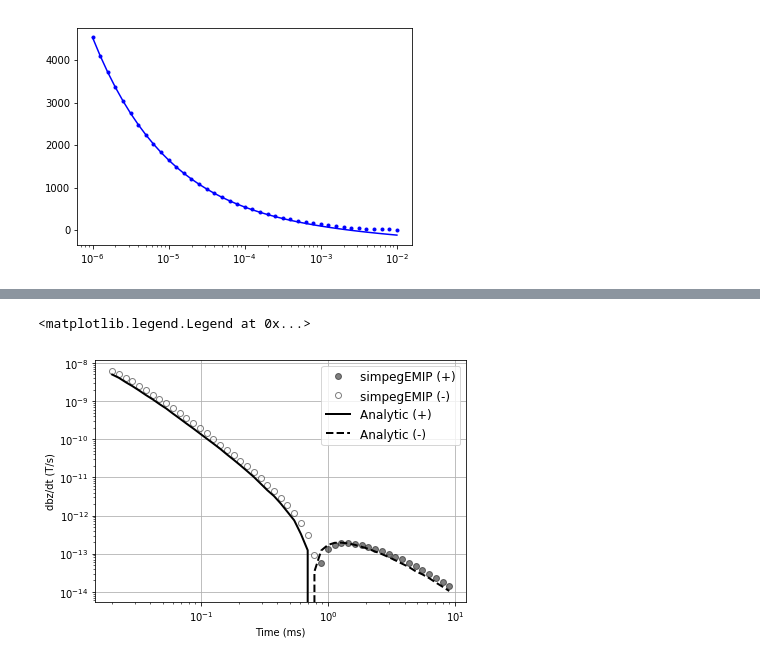
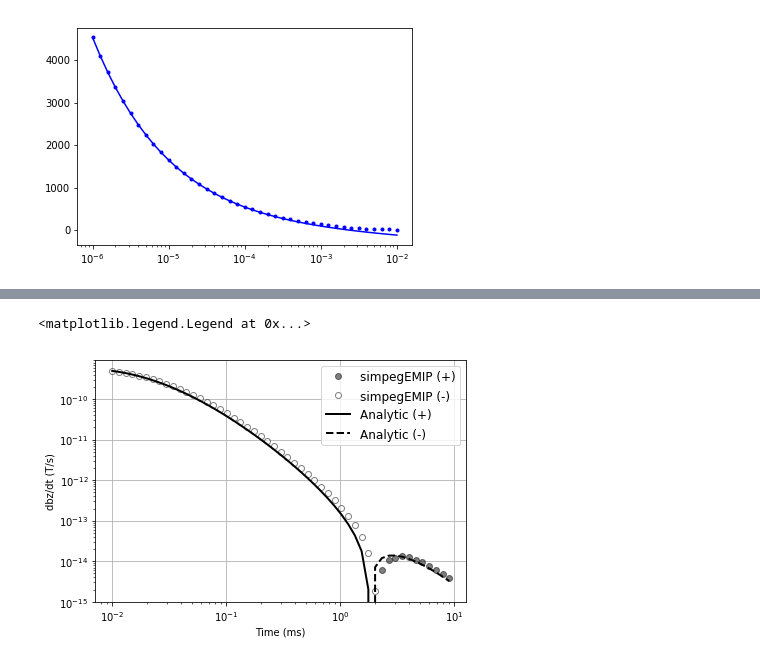
Before and after one commit to sgkang/simpegEMIP, a Jupyter notebook: notebook/TEM_Convolution_inductivesource_SE_example.ipynb, the cells around one changed output, grey strips where cells are left out. Drawn from its saved outputs; the diff is of its cells as text; code cells hidden in the pictures.

```diff
--- a/notebook/TEM_Convolution_inductivesource_SE_example.ipynb
+++ b/notebook/TEM_Convolution_inductivesource_SE_example.ipynb
@@ -153,15 +190,43 @@ dhzdtip = P*Div*np.r_[0., hzip]
+# %%
+from simpegEM1D import EM1D, EM1DSurveyTD, Utils1D, get_vertical_discretization_time, set_mesh_1d
+import numpy as np
+mesh1D = Mesh.TensorMesh([1])
+TDsurvey = EM1DSurveyTD(
+    rx_location = np.array([0., 0., 50.]),
+    src_location = np.array([0., 0., 50.]),
+    topo = np.r_[0., 0., 0.],
+    offset = np.r_[100.],
+    depth = np.r_[0.],
+    rx_type = 'dBzdt',
+    wave_type = 'stepoff',
+    src_type = 'VMD',
+    a = 13.,
+    I = 1.,
+    time = rx.times.copy(),
+    half_switch=True
+)
+tau_p = tau0 / (1-eta0)**(1./c0)
+expmap = Maps.ExpMap(mesh1D)
+prob = EM1D(mesh1D, sigma=np.r_[sig_half], eta=np.r_[eta0], tau=np.r_[tau_p], c=np.r_[c0])
+if prob.ispaired:
+    prob.unpair()
+if TDsurvey.ispaired:
+    TDsurvey.unpair()
+prob.pair(TDsurvey)
+prob.chi = np.zeros(TDsurvey.n_layer)
+dhzdt = TDsurvey.dpred([])
 # %%
+ms = 1e3
 scale = 1.
-ms = 1e3
-plt.loglog(rx.times*ms, data.flatten(), 'ko', alpha = 0.5)
-plt.loglog(rx.times*ms, -data.flatten(), 'ko', markerfacecolor="w", alpha = 0.5)
-plt.loglog(rx.times*ms, -dhzdtip.flatten()*mu_0*scale, 'k-', lw=2)
-plt.loglog(rx.times*ms, dhzdtip.flatten()*mu_0*scale, 'k--', lw=2)
+plt.loglog(rx.times*ms, data.flatten()*scale, 'ko', alpha = 0.5)
+plt.loglog(rx.times*ms, -data.flatten()*scale, 'ko', markerfacecolor="w", alpha = 0.5)
+plt.loglog(rx.times*ms, -dhzdt.flatten(), 'k-', lw=2)
+plt.loglog(rx.times*ms, dhzdt.flatten(), 'k--', lw=2)
 plt.grid(True)
 plt.tight_layout()
 plt.xlabel("Time (ms)")
 plt.ylabel("dbz/dt (T/s)")
 plt.legend(("simpegEMIP (+)", "simpegEMIP (-)", "Analytic (+)", "Analytic (-)"), fontsize = 12)
 # %% [output]
 <matplotlib.legend.Legend at 0x...>
-[figure, old version]
+[figure, new version]
```
Also changed, not shown: parts of 7 cells of this notebook, 1 other file.
